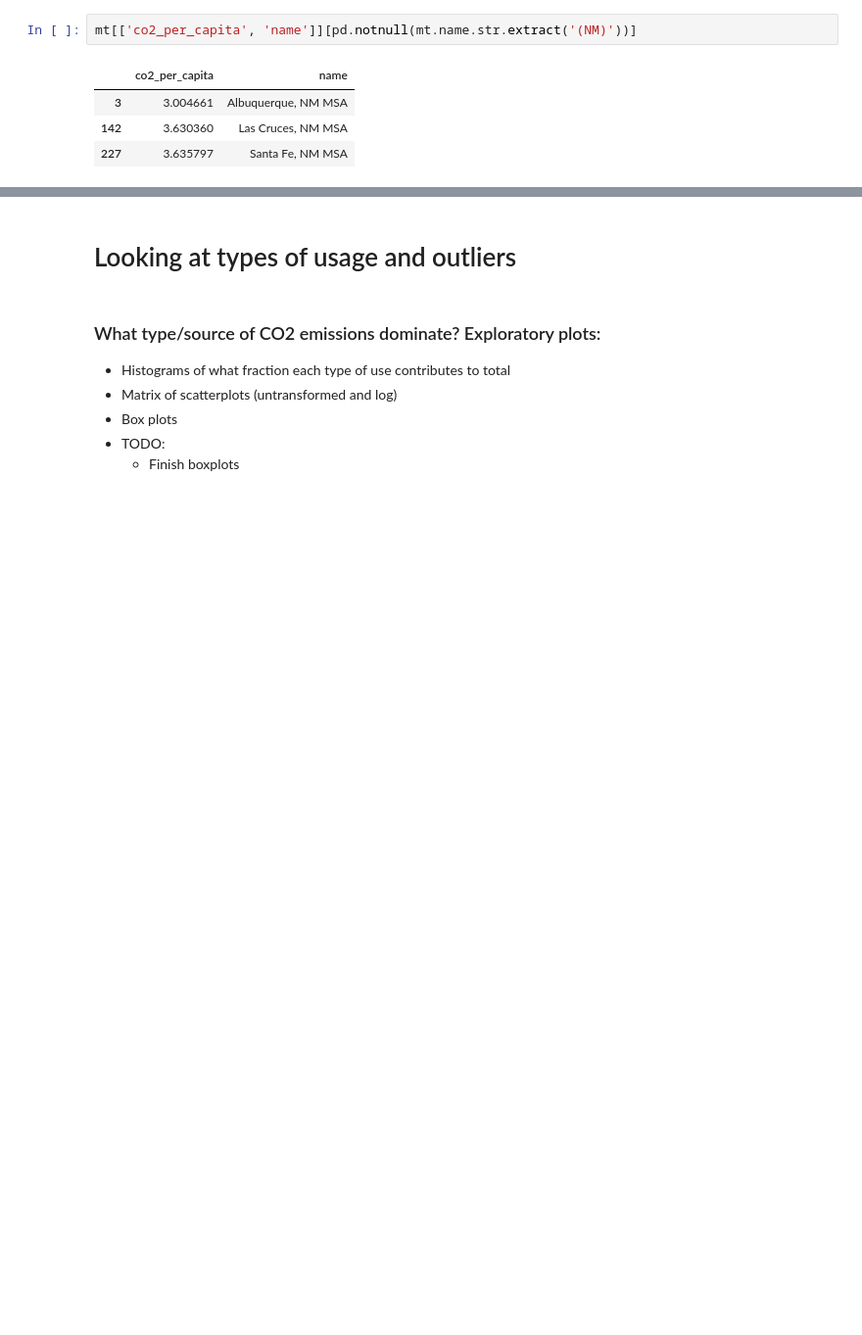
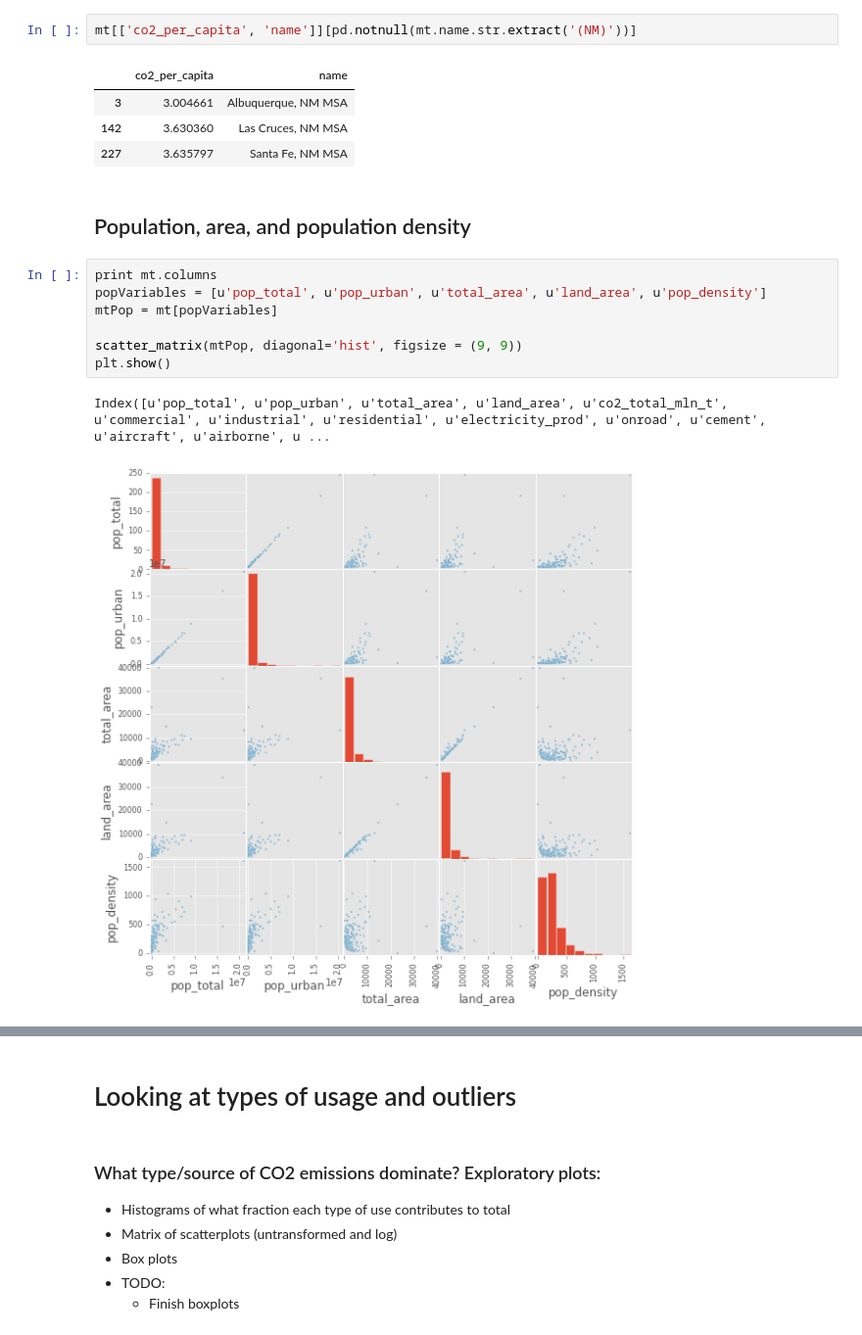
Before and after one commit to pvarsh/foundations-a4, a Jupyter notebook: assignment-4.ipynb, the cells around one changed output, grey strips where cells are left out. Shown at 98% size. Saved outputs shown, nothing was run; the diff lists cells and outputs as text; blank space fills up the shorter version.

```diff
--- a/assignment-4.ipynb
+++ b/assignment-4.ipynb
@@ -770,3 +827,15 @@ mt[['co2_per_capita', 'name']][pd.notnull(mt.name.str.extract('(NM)'))]
 | 3 | 3.004661 | Albuquerque, NM MSA |
 | 142 | 3.630360 | Las Cruces, NM MSA |
 | 227 | 3.635797 | Santa Fe, NM MSA |
+# %% [markdown]
+## Population, area, and population density
+# %%
+print mt.columns
+popVariables = [u'pop_total', u'pop_urban', u'total_area', u'land_area', u'pop_density']
+mtPop = mt[popVariables]
+
+scatter_matrix(mtPop, diagonal='hist', figsize = (9, 9))
+plt.show()
+# %% [output]
+Index([u'pop_total', u'pop_urban', u'total_area', u'land_area', u'co2_total_mln_t', u'commercial', u'industrial', u'residential', u'electricity_prod', u'onroad', u'cement', u'aircraft', u'airborne', u ...
+[figure, added]
```
Also changed, not shown: parts of 23 cells of this notebook.
